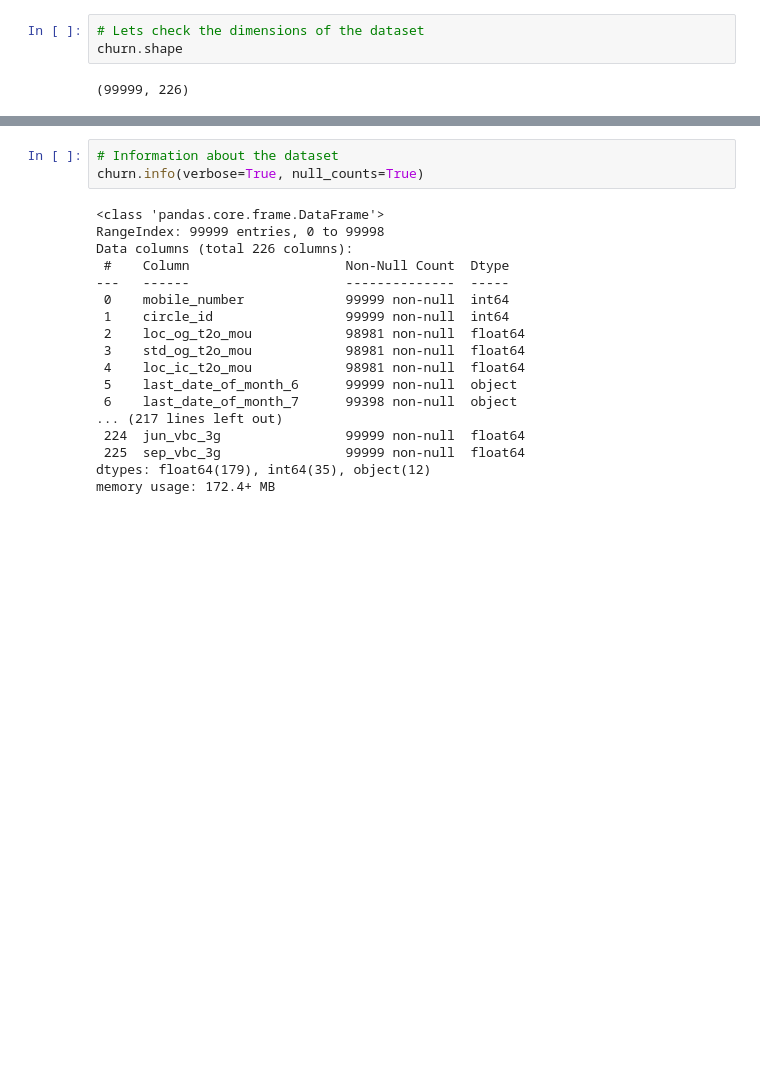
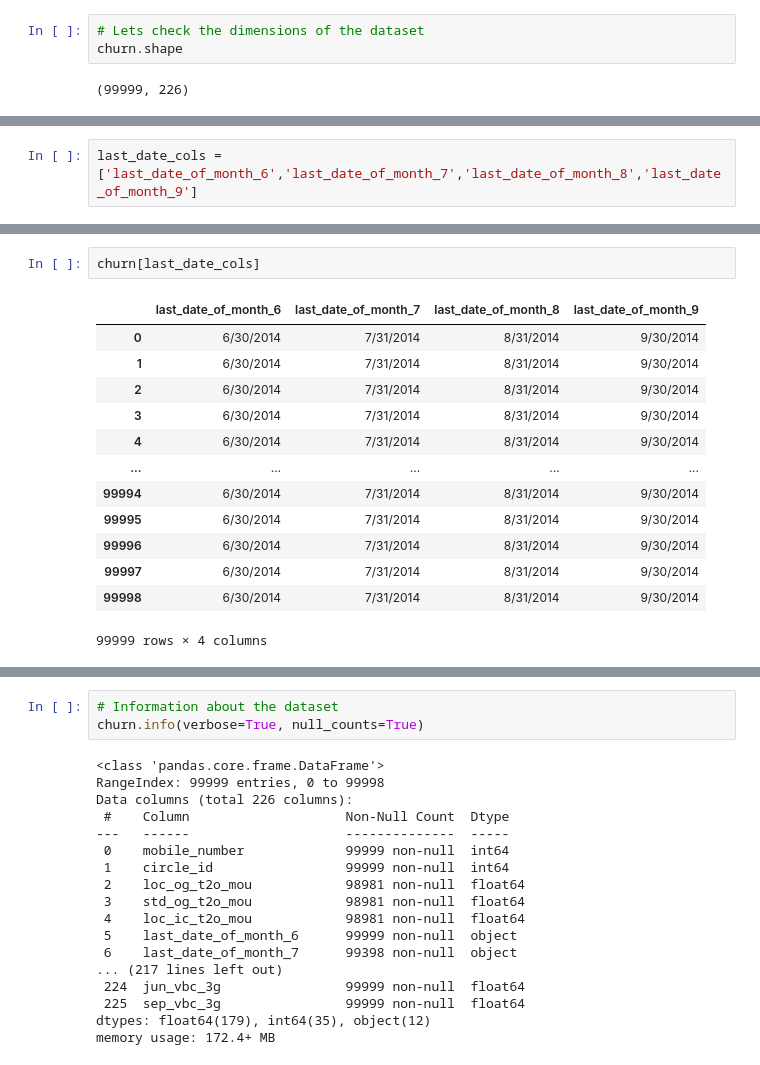
Before and after one commit to Ramesh9394/DS_1_2022, a Jupyter notebook: Telecom_Churn_Case_Study.ipynb, the cells around one changed output, grey strips where cells are left out. Saved outputs shown, nothing was run; the diff lists cells and outputs as text; blank space fills up the shorter version.

```diff
--- a/Telecom_Churn_Case_Study.ipynb
+++ b/Telecom_Churn_Case_Study.ipynb
@@ -86,0 +106,2 @@ churn.shape
+# %%
+last_date_cols = ['last_date_of_month_6','last_date_of_month_7','last_date_of_month_8','last_date_of_month_9']
@@ -86,0 +122,16 @@ churn.shape
+# %%
+churn[last_date_cols]
+# %% [output]
+|  | last_date_of_month_6 | last_date_of_month_7 | last_date_of_month_8 | last_date_of_month_9 |
+| 0 | 6/30/2014 | 7/31/2014 | 8/31/2014 | 9/30/2014 |
+| 1 | 6/30/2014 | 7/31/2014 | 8/31/2014 | 9/30/2014 |
+| 2 | 6/30/2014 | 7/31/2014 | 8/31/2014 | 9/30/2014 |
+| 3 | 6/30/2014 | 7/31/2014 | 8/31/2014 | 9/30/2014 |
+| 4 | 6/30/2014 | 7/31/2014 | 8/31/2014 | 9/30/2014 |
+| ... | ... | ... | ... | ... |
+| 99994 | 6/30/2014 | 7/31/2014 | 8/31/2014 | 9/30/2014 |
+| 99995 | 6/30/2014 | 7/31/2014 | 8/31/2014 | 9/30/2014 |
+| 99996 | 6/30/2014 | 7/31/2014 | 8/31/2014 | 9/30/2014 |
+| 99997 | 6/30/2014 | 7/31/2014 | 8/31/2014 | 9/30/2014 |
+| 99998 | 6/30/2014 | 7/31/2014 | 8/31/2014 | 9/30/2014 |
+99999 rows × 4 columns
```
Also changed, not shown: parts of 5 cells of this notebook.
